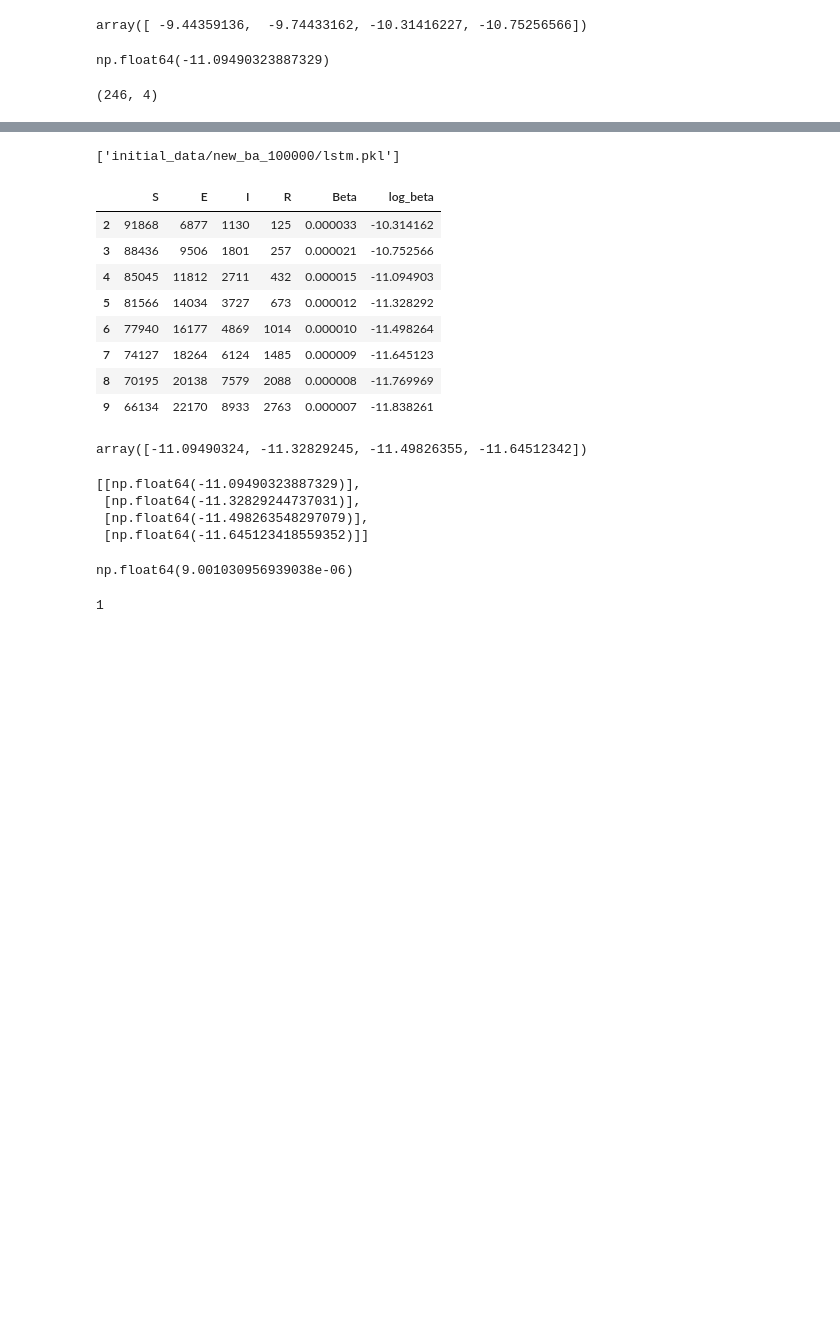
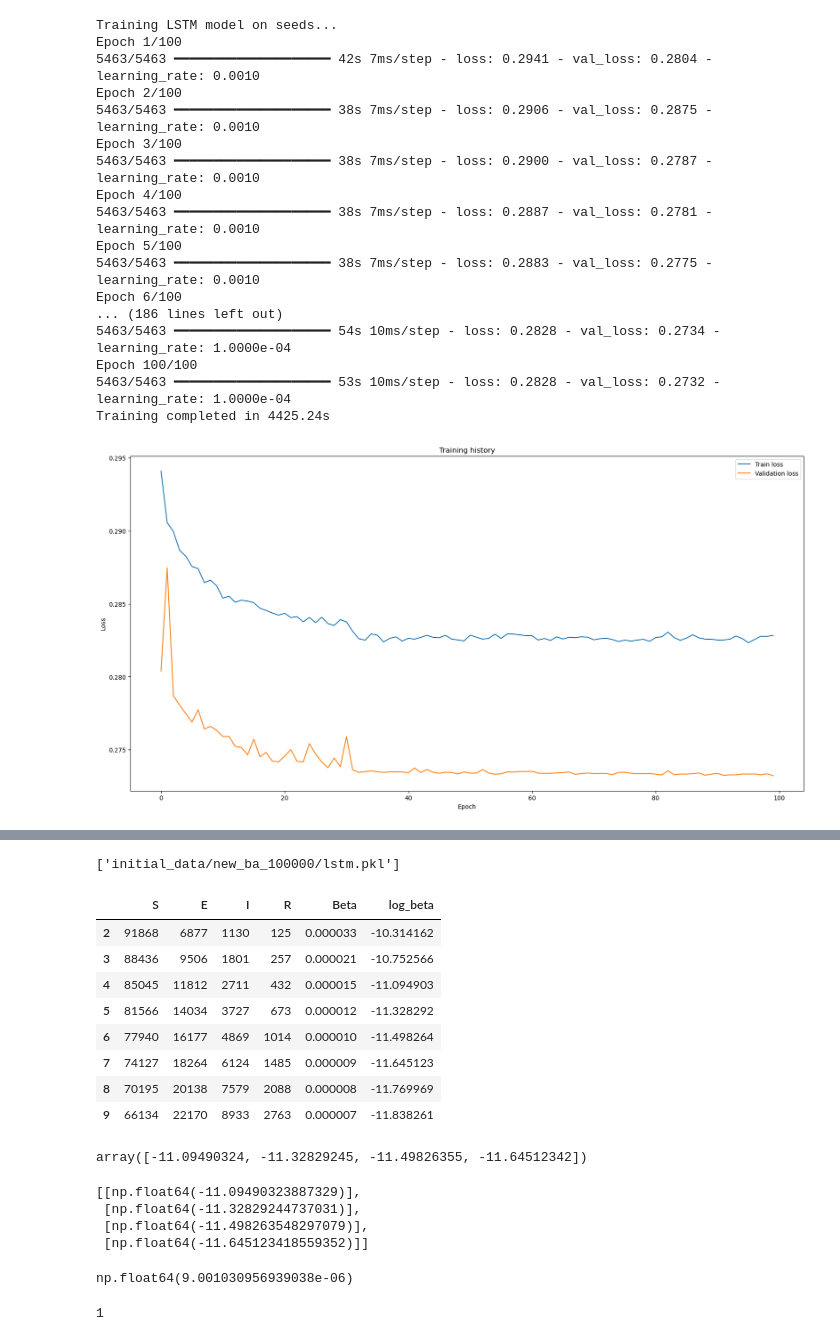
Before and after one commit to Mpkosh/network_hybrid_33, a Jupyter notebook: save_model_lstm_day_E_prev_I_for_seir.ipynb, the cells around one changed output, grey strips where cells are left out. Saved outputs shown, nothing was run; the diff lists cells and outputs as text; code cells hidden in the pictures; blank space fills up the shorter version.

```diff
--- a/save_model_lstm_day_E_prev_I_for_seir.ipynb
+++ b/save_model_lstm_day_E_prev_I_for_seir.ipynb
@@ -50,12 +47,13 @@ def load_and_prepare_data(df_dir, seeds_number, window_size,
         for i in seeds_number:
             try:
                 if is_filename:
-                    seed_df = pd.read_csv(df_dir+i.split('\\')[-1])
+                    seed_df = pd.read_csv(df_dir+i[0])
                 else:
                     seed_df = pd.read_csv(df_dir+f'seir_seed_{i}.csv')
 
                 seed_df = seed_df[(seed_df['E'] > 0)|(seed_df['I'] > 0)].copy()
-                seed_df['log_beta'] = np.log(seed_df['Beta'] + 1e-7)
+                seed_df['log_beta'] = np.log(seed_df['Beta'].abs() + 1e-7)
+                seed_df.replace([np.inf, -np.inf], 0, inplace=True)
                 features = seed_df[['log_beta']].dropna().values
                 train_df.append(features)
 
@@ -74,12 +72,13 @@ def load_and_prepare_data(df_dir, seeds_number, window_size,
     for i in seeds_number:
         try:
             if is_filename:
-                seed_df = pd.read_csv(df_dir+i.split('\\')[-1])
+                seed_df = pd.read_csv(df_dir+i[0])
             else:
                 seed_df = pd.read_csv(df_dir+f'seir_seed_{i}.csv')
             seed_df = seed_df[(seed_df['E'] > 0)|(seed_df['I'] > 0)].copy()
-            seed_df['log_beta'] = np.log(seed_df['Beta'] + 1e-7)
 
+            seed_df['log_beta'] = np.log(seed_df['Beta'].abs() + 1e-7)
+            seed_df.replace([np.inf, -np.inf], 0, inplace=True)
             features = seed_df[['log_beta']].dropna().values
 
             scaled_features = scaler.transform(features)
@@ -140,7 +139,7 @@ def train_lstm_model(X_train, y_train, X_val, y_val, window_size):
     early_stop = EarlyStopping(monitor='val_loss', patience=15, restore_best_weights=True)
     history = model.fit(
         X_train, y_train,
-        epochs=10,
+        epochs=100,
         batch_size=64,
         validation_data=(X_val, y_val),
         callbacks=[early_stop, LearningRateScheduler(lr_scheduler)],
@@ -151,20 +150,15 @@ def train_lstm_model(X_train, y_train, X_val, y_val, window_size):
 ###############################################################################
 # 4. Training pipeline
 ###############################################################################
-def train_and_save_model(seeds_dir, df_seeds,
+def train_and_save_model(seeds_dir, seeds_train, seeds_val,
                          model_save_path, scaler_save_path,
                          window_size, is_filename=False):
     print(f"Training LSTM model on seeds...")
     start_time = time.time()
-    if is_filename:
-        col = 'file'
-    else:
-        col='seed_number'
-    seeds_train = df_seeds[df_seeds.set=='train'][col].values
+
     X_train, y_train, scaler = load_and_prepare_data(seeds_dir, seeds_train,
                                                      window_size, None,
                                                     is_filename)
-    seeds_val = df_seeds[df_seeds.set=='val'][col].values
     X_val, y_val, _ = load_and_prepare_data(seeds_dir, seeds_val, window_size,
                                             scaler = scaler,
                                            is_filename = is_filename)
@@ -209,13 +187,37 @@ seed_df
-# %%
-seed_df['log_beta'].values[0:0+4]
-# %% [output]
-array([ -9.44359136,  -9.74433162, -10.31416227, -10.75256566])
-# %%
-seed_df['log_beta'].values[0+4]
-# %% [output]
-np.float64(-11.09490323887329)
-# %%
-create_sequences(seed_df['log_beta'].values, 4)[0].shape
-# %% [output]
-(246, 4)
+# %%
+seeds_dir='../hybrid_surrogate/sim_data/new_ba_100000/'
+model_file = 'ba100k_lstm_4_001_s10.keras'
+scaler_file = 'ba100k_lstm_4_001_s10.pkl'
+
+seeds_train = pd.read_csv('ba_train_files.csv').values[::10]
+seeds_val = pd.read_csv('ba_val_files.csv').values[::10]
+window_size = 4
+
+model, scaler, _ = train_and_save_model(
+        seeds_dir,
+        seeds_train, seeds_val,
+        model_save_path=model_file,
+        scaler_save_path=scaler_file,
+        window_size=window_size,
+    is_filename=True
+    )
+# %% [output]
+Training LSTM model on seeds...
+Epoch 1/100
+5463/5463 ━━━━━━━━━━━━━━━━━━━━ 42s 7ms/step - loss: 0.2941 - val_loss: 0.2804 - learning_rate: 0.0010
+Epoch 2/100
+5463/5463 ━━━━━━━━━━━━━━━━━━━━ 38s 7ms/step - loss: 0.2906 - val_loss: 0.2875 - learning_rate: 0.0010
+Epoch 3/100
+5463/5463 ━━━━━━━━━━━━━━━━━━━━ 38s 7ms/step - loss: 0.2900 - val_loss: 0.2787 - learning_rate: 0.0010
+Epoch 4/100
+5463/5463 ━━━━━━━━━━━━━━━━━━━━ 38s 7ms/step - loss: 0.2887 - val_loss: 0.2781 - learning_rate: 0.0010
+Epoch 5/100
+5463/5463 ━━━━━━━━━━━━━━━━━━━━ 38s 7ms/step - loss: 0.2883 - val_loss: 0.2775 - learning_rate: 0.0010
+Epoch 6/100
+... (186 lines left out)
+5463/5463 ━━━━━━━━━━━━━━━━━━━━ 54s 10ms/step - loss: 0.2828 - val_loss: 0.2734 - learning_rate: 1.0000e-04
+Epoch 100/100
+5463/5463 ━━━━━━━━━━━━━━━━━━━━ 53s 10ms/step - loss: 0.2828 - val_loss: 0.2732 - learning_rate: 1.0000e-04
+Training completed in 4425.24s
+[figure, added]
 # %%
```
Also changed, not shown: parts of 3 cells of this notebook, 4 other files.
